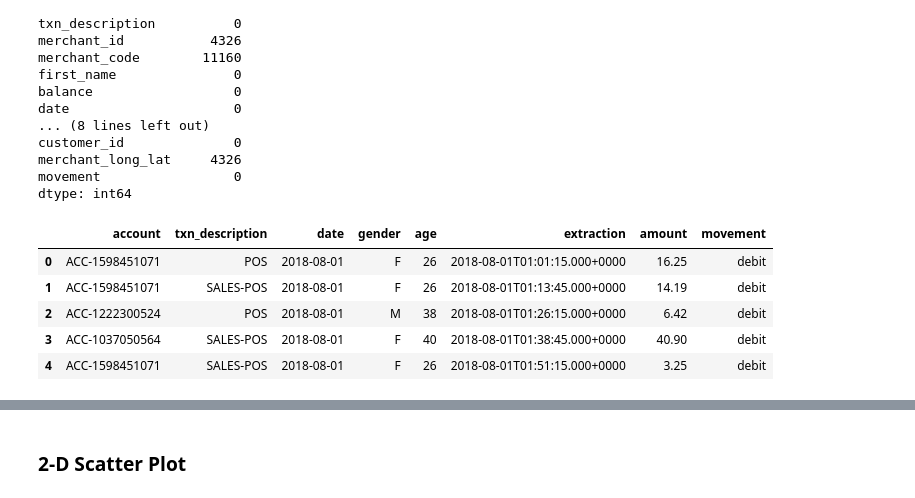
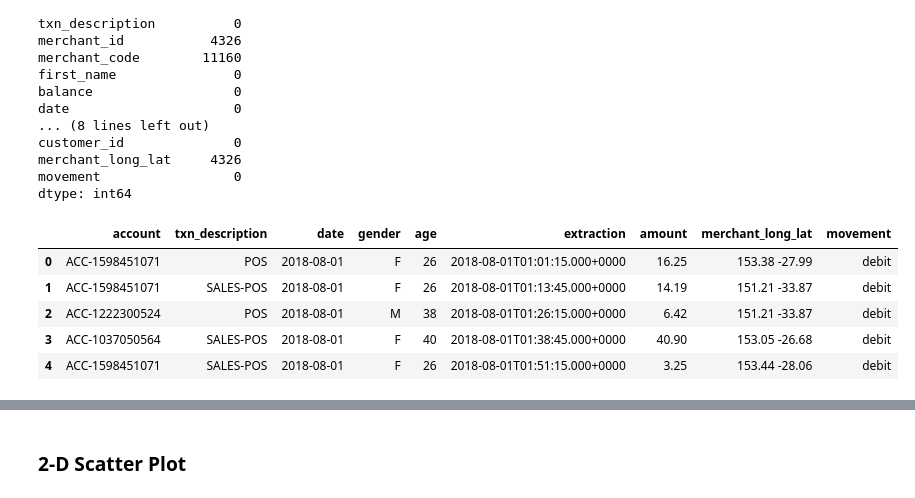
Before and after one commit to jayashree8/ANZ-virtual-experience-program, a Jupyter notebook: Task 1/ANZ_task1.ipynb, the cells around one changed output, grey strips where cells are left out. Saved outputs shown, nothing was run; the diff lists cells and outputs as text; code cells hidden in the pictures.

```diff
--- a/Task 1/ANZ_task1.ipynb
+++ b/Task 1/ANZ_task1.ipynb
@@ -123,16 +138,16 @@ dtype: int64
 # %%
 # Dropping the columns which will not provide any insights like ID'S, latitude values, status etc
 train.drop(['card_present_flag', 'bpay_biller_code', 'long_lat', 'merchant_id', 'merchant_code', 'first_name',
-            'transaction_id', 'customer_id', 'merchant_long_lat', 'currency', 'country', 'merchant_suburb', 'merchant_state',
+            'transaction_id', 'customer_id', 'currency', 'country', 'merchant_suburb', 'merchant_state',
             'balance','status'], axis=1, inplace=True)
 train.head()
 # %% [output]
-|  | account | txn_description | date | gender | age | extraction | amount | movement |
-| 0 | ACC-1598451071 | POS | 2018-08-01 | F | 26 | 2018-08-01T01:01:15.000+0000 | 16.25 | debit |
-| 1 | ACC-1598451071 | SALES-POS | 2018-08-01 | F | 26 | 2018-08-01T01:13:45.000+0000 | 14.19 | debit |
-| 2 | ACC-1222300524 | POS | 2018-08-01 | M | 38 | 2018-08-01T01:26:15.000+0000 | 6.42 | debit |
-| 3 | ACC-1037050564 | SALES-POS | 2018-08-01 | F | 40 | 2018-08-01T01:38:45.000+0000 | 40.90 | debit |
-| 4 | ACC-1598451071 | SALES-POS | 2018-08-01 | F | 26 | 2018-08-01T01:51:15.000+0000 | 3.25 | debit |
+|  | account | txn_description | date | gender | age | extraction | amount | merchant_long_lat | movement |
+| 0 | ACC-1598451071 | POS | 2018-08-01 | F | 26 | 2018-08-01T01:01:15.000+0000 | 16.25 | 153.38 -27.99 | debit |
+| 1 | ACC-1598451071 | SALES-POS | 2018-08-01 | F | 26 | 2018-08-01T01:13:45.000+0000 | 14.19 | 151.21 -33.87 | debit |
+| 2 | ACC-1222300524 | POS | 2018-08-01 | M | 38 | 2018-08-01T01:26:15.000+0000 | 6.42 | 151.21 -33.87 | debit |
+| 3 | ACC-1037050564 | SALES-POS | 2018-08-01 | F | 40 | 2018-08-01T01:38:45.000+0000 | 40.90 | 153.05 -26.68 | debit |
+| 4 | ACC-1598451071 | SALES-POS | 2018-08-01 | F | 26 | 2018-08-01T01:51:15.000+0000 | 3.25 | 153.44 -28.06 | debit |
 # %%
 # Checking if any null values still exists
 sns.heatmap(train.isnull(),yticklabels=False,cbar=True,cmap="rainbow")
```
Also changed, not shown: parts of 24 cells of this notebook, 3 other files.
